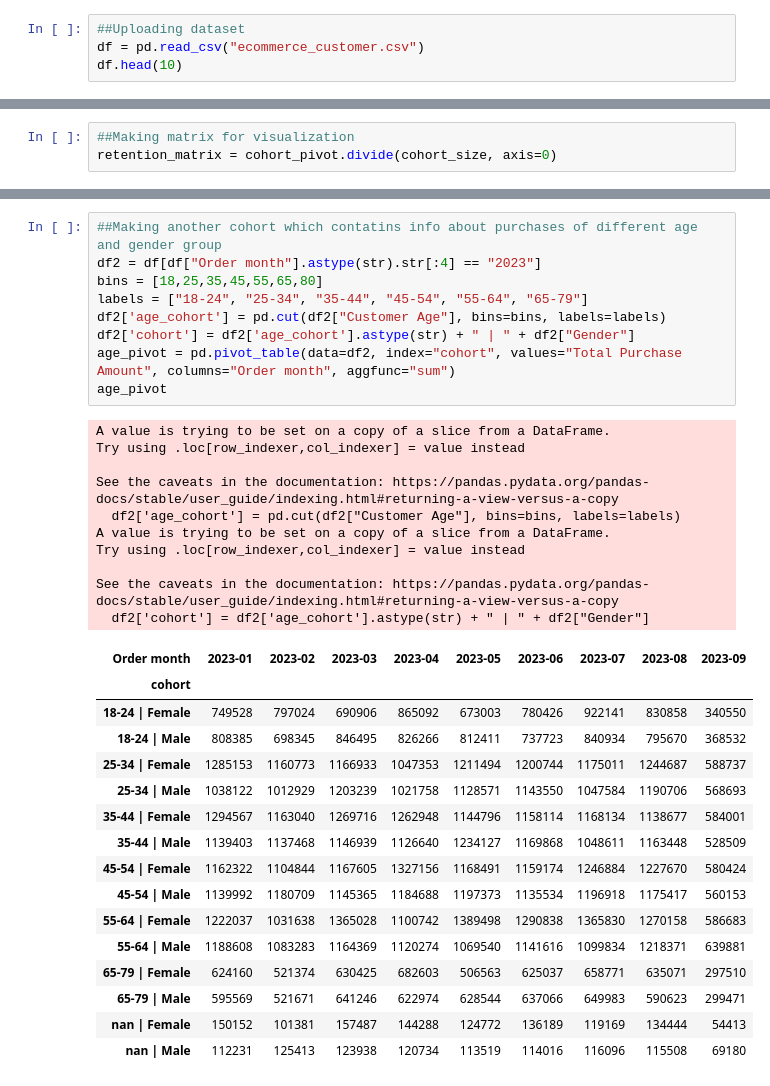
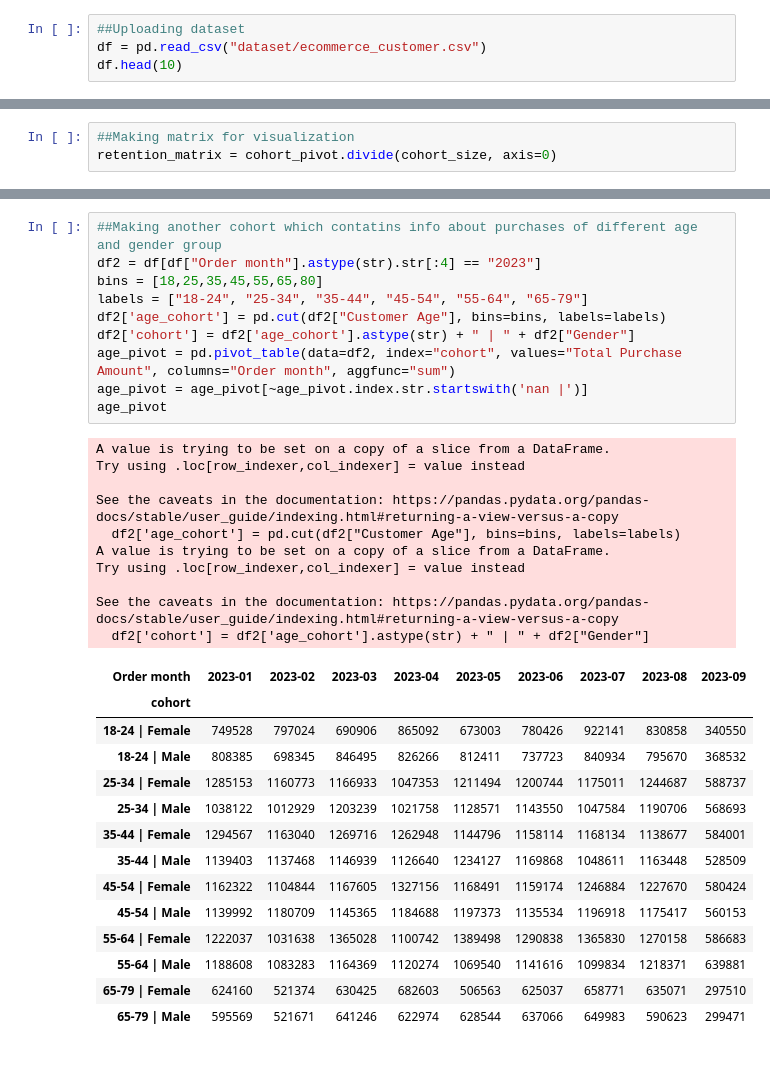
Before and after one commit to loktionov-data/Cohort-analysis, a Jupyter notebook: Cohort analysis.ipynb, the cells around one changed output, grey strips where cells are left out. Cells and saved outputs as stored; diff of their text form.

```diff
--- a/Cohort analysis.ipynb
+++ b/Cohort analysis.ipynb
@@ -9,7 +9,7 @@ from operator import attrgetter
 from matplotlib import rcParams
 # %%
 ##Uploading dataset
-df = pd.read_csv("ecommerce_customer.csv")
+df = pd.read_csv("dataset/ecommerce_customer.csv")
 df.head(10)
 # %% [output]
 |  | Customer ID | Purchase Date | Product Category | Product Price | Quantity | Total Purchase Amount | ... |
@@ -241,35 +284,34 @@ bins = [18,25,35,45,55,65,80]
 labels = ["18-24", "25-34", "35-44", "45-54", "55-64", "65-79"]
 df2['age_cohort'] = pd.cut(df2["Customer Age"], bins=bins, labels=labels)
 df2['cohort'] = df2['age_cohort'].astype(str) + " | " + df2["Gender"]
 age_pivot = pd.pivot_table(data=df2, index="cohort", values="Total Purchase Amount", columns="Order month", aggfunc="sum")
+age_pivot = age_pivot[~age_pivot.index.str.startswith('nan |')]
 age_pivot
 # %% [output]
 A value is trying to be set on a copy of a slice from a DataFrame.
 Try using .loc[row_indexer,col_indexer] = value instead
 
 See the caveats in the documentation: https://pandas.pydata.org/pandas-docs/stable/user_guide/indexing.html#returning-a-view-versus-a-copy
   df2['age_cohort'] = pd.cut(df2["Customer Age"], bins=bins, labels=labels)
 A value is trying to be set on a copy of a slice from a DataFrame.
 Try using .loc[row_indexer,col_indexer] = value instead
 
 See the caveats in the documentation: https://pandas.pydata.org/pandas-docs/stable/user_guide/indexing.html#returning-a-view-versus-a-copy
   df2['cohort'] = df2['age_cohort'].astype(str) + " | " + df2["Gender"]
 | Order month | 2023-01 | 2023-02 | 2023-03 | 2023-04 | 2023-05 | 2023-06 | 2023-07 | 2023-08 | 2023-09 |
 | cohort |  |  |  |  |  |  |  |  |  |
 | 18-24 | Female | 749528 | 797024 | 690906 | 865092 | 673003 | 780426 | 922141 | 830858 | 340550 |
 | 18-24 | Male | 808385 | 698345 | 846495 | 826266 | 812411 | 737723 | 840934 | 795670 | 368532 |
 | 25-34 | Female | 1285153 | 1160773 | 1166933 | 1047353 | 1211494 | 1200744 | 1175011 | 1244687 | 588737 |
 | 25-34 | Male | 1038122 | 1012929 | 1203239 | 1021758 | 1128571 | 1143550 | 1047584 | 1190706 | 568693 |
 | 35-44 | Female | 1294567 | 1163040 | 1269716 | 1262948 | 1144796 | 1158114 | 1168134 | 1138677 | 584001 |
 | 35-44 | Male | 1139403 | 1137468 | 1146939 | 1126640 | 1234127 | 1169868 | 1048611 | 1163448 | 528509 |
 | 45-54 | Female | 1162322 | 1104844 | 1167605 | 1327156 | 1168491 | 1159174 | 1246884 | 1227670 | 580424 |
 | 45-54 | Male | 1139992 | 1180709 | 1145365 | 1184688 | 1197373 | 1135534 | 1196918 | 1175417 | 560153 |
 | 55-64 | Female | 1222037 | 1031638 | 1365028 | 1100742 | 1389498 | 1290838 | 1365830 | 1270158 | 586683 |
 | 55-64 | Male | 1188608 | 1083283 | 1164369 | 1120274 | 1069540 | 1141616 | 1099834 | 1218371 | 639881 |
 | 65-79 | Female | 624160 | 521374 | 630425 | 682603 | 506563 | 625037 | 658771 | 635071 | 297510 |
 | 65-79 | Male | 595569 | 521671 | 641246 | 622974 | 628544 | 637066 | 649983 | 590623 | 299471 |
-| nan | Female | 150152 | 101381 | 157487 | 144288 | 124772 | 136189 | 119169 | 134444 | 54413 |
-| nan | Male | 112231 | 125413 | 123938 | 120734 | 113519 | 114016 | 116096 | 115508 | 69180 |
 # %%
 ##Visualizing the data
 plt.figure(figsize=(30,30))
```
Also changed, not shown: parts of 6 cells of this notebook.
